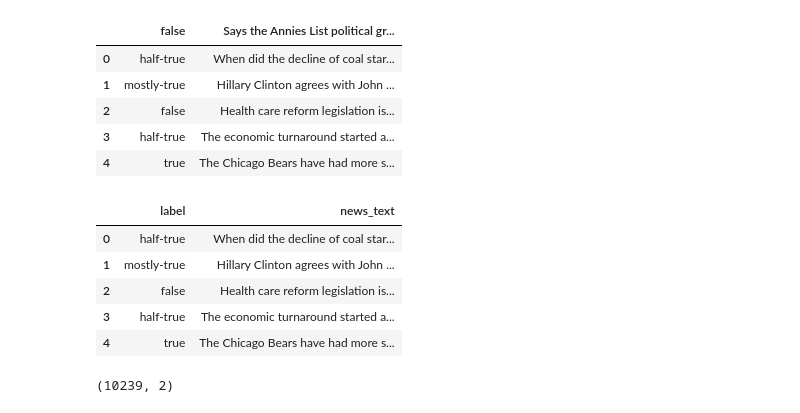
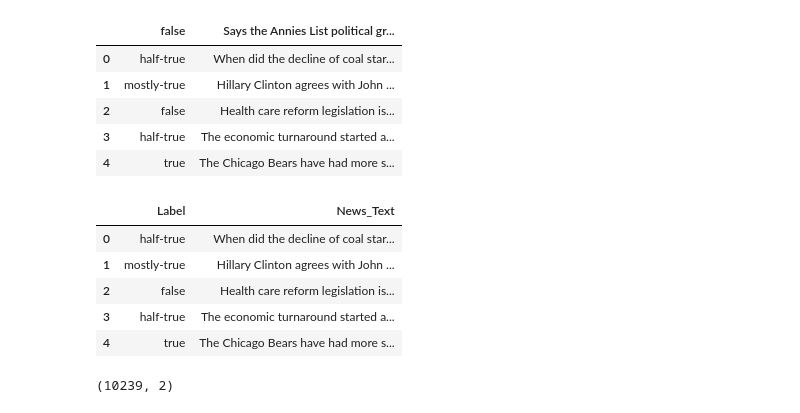
Before and after one commit to GhadeerZahwe/News-Clustering-Using-KMeans, a Jupyter notebook: news_clustering_unsupervised_ml.ipynb, the cells around one changed output. Saved outputs shown, nothing was run; the diff lists cells and outputs as text; code cells hidden in the pictures.

Commit message:
Column Labels

```diff
--- a/news_clustering_unsupervised_ml.ipynb
+++ b/news_clustering_unsupervised_ml.ipynb
@@ -58,13 +58,13 @@ news_data.head()
 | 3 | half-true | The economic turnaround started a... |
 | 4 | true | The Chicago Bears have had more s... |
 # %%
-#set the columns to be label and news_test
-.....
+#set the columns to be label and news_text
+news_data.columns=['Label', 'News_Text']
 # %%
 #now see the new head of the dataset with columns
-....
+news_data.head()
 # %% [output]
-|  | label | news_text |
+|  | Label | News_Text |
 | 0 | half-true | When did the decline of coal star... |
 | 1 | mostly-true | Hillary Clinton agrees with John ... |
 | 2 | false | Health care reform legislation is... |
```
